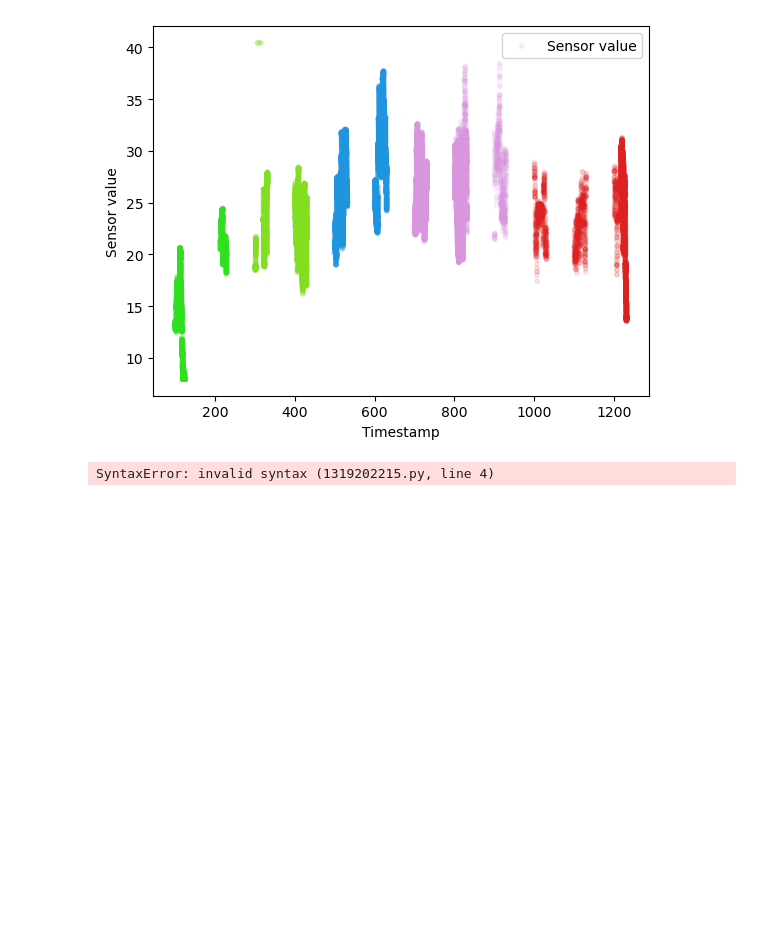
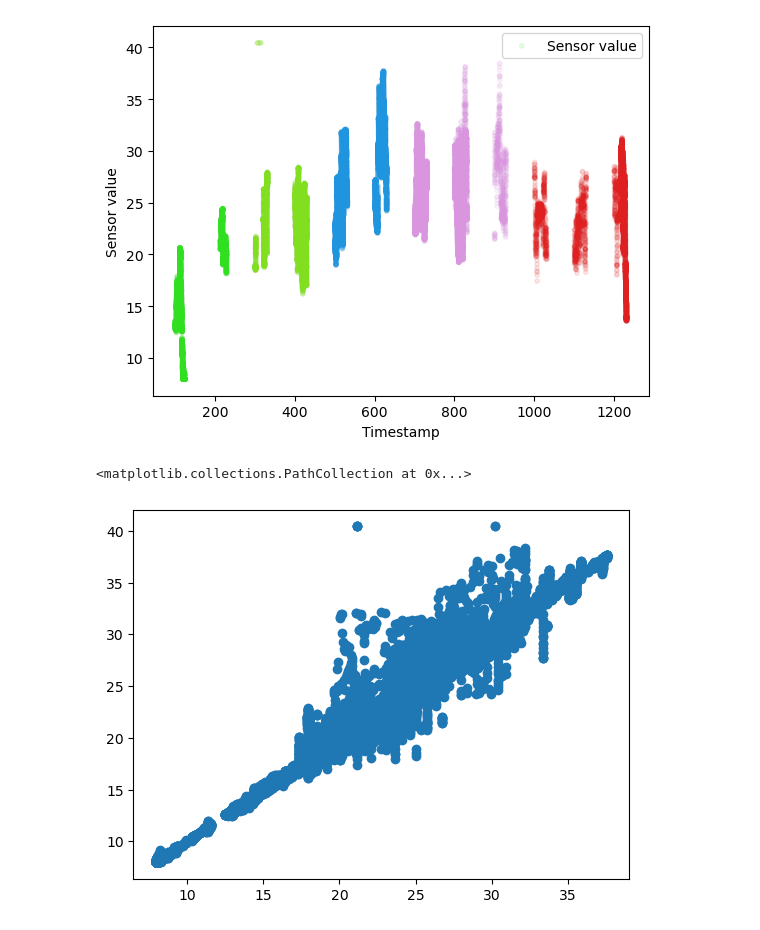
Before and after one commit to bigdog3626/SensorFailurePrediction, a Jupyter notebook: Pattern_Recognition_Project.ipynb, the cells around one changed output. Saved outputs shown, nothing was run; the diff lists cells and outputs as text; code cells hidden in the pictures; blank space fills up the shorter version.

```diff
--- a/Pattern_Recognition_Project.ipynb
+++ b/Pattern_Recognition_Project.ipynb
@@ -280,17 +280,30 @@ from sklearn.neighbors import KNeighborsRegressor
 from sklearn.preprocessing import StandardScaler
 from sklearn.pipeline import Pipeline
 from sklearn.model_selection import train_test_split
+# %%
+X = df['ConvertedTimeStamp'].values
+y = df['Value'].values
 # %%
-x_train, x_test, y_train, y_test = train_test_split(X, y, test_size = 0.2, random_state=0)
+x_train, x_test, y_train, y_test = train_test_split(X, y, test_size = .9, random_state=0)
 
 x_train= x_train.reshape(-1, 1)
-x_test = x_test.reshape(-1, 1)orsRegressor().fit(x_train,y_train)9+145691+45691+45691+45691+4569
+x_test = x_test.reshape(-1, 1)
+
+mod = KNeighborsRegressor().fit(x_train, y_train)
+
 
 
 
 pipe = Pipeline([
     ("scale", StandardScaler()),
     ("model", KNeighborsRegressor())
                  ])
+
+pipe.fit(x_train, y_train)
+
+pred = pipe.predict(x_test)
+
+plt.scatter(pred, y_test)
 # %% [output]
-SyntaxError: invalid syntax (1319202215.py, line 4)
+<matplotlib.collections.PathCollection at 0x...>
+[figure, added]
```
